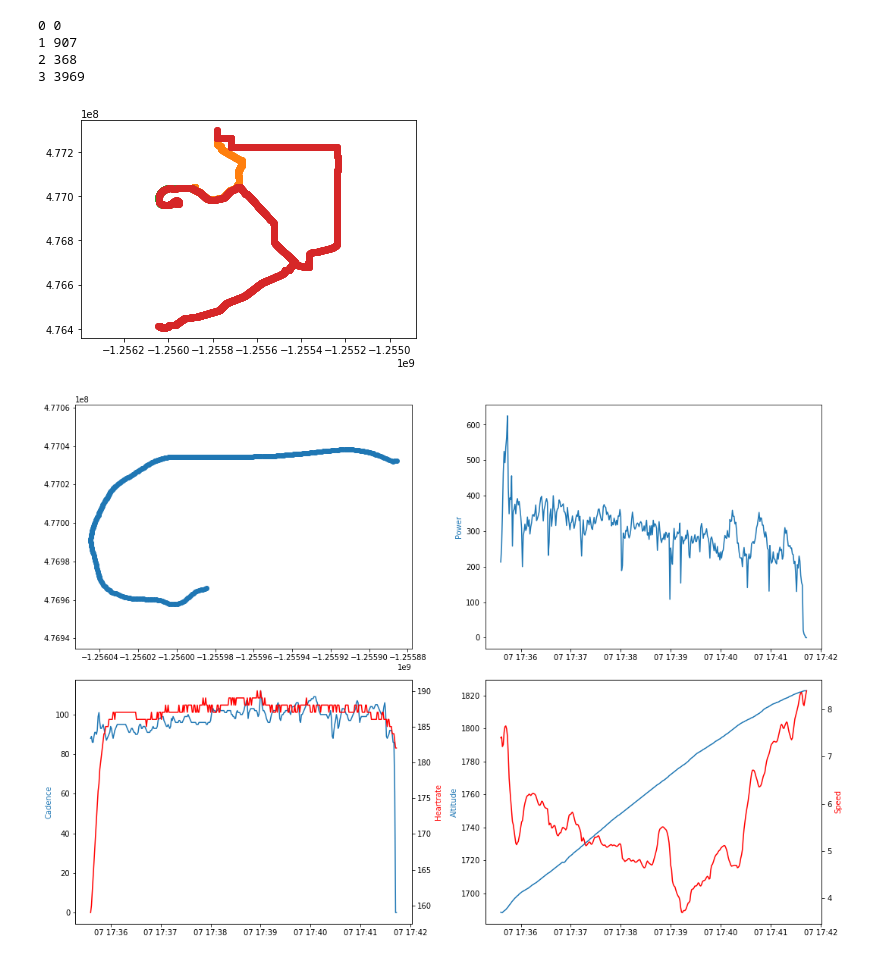
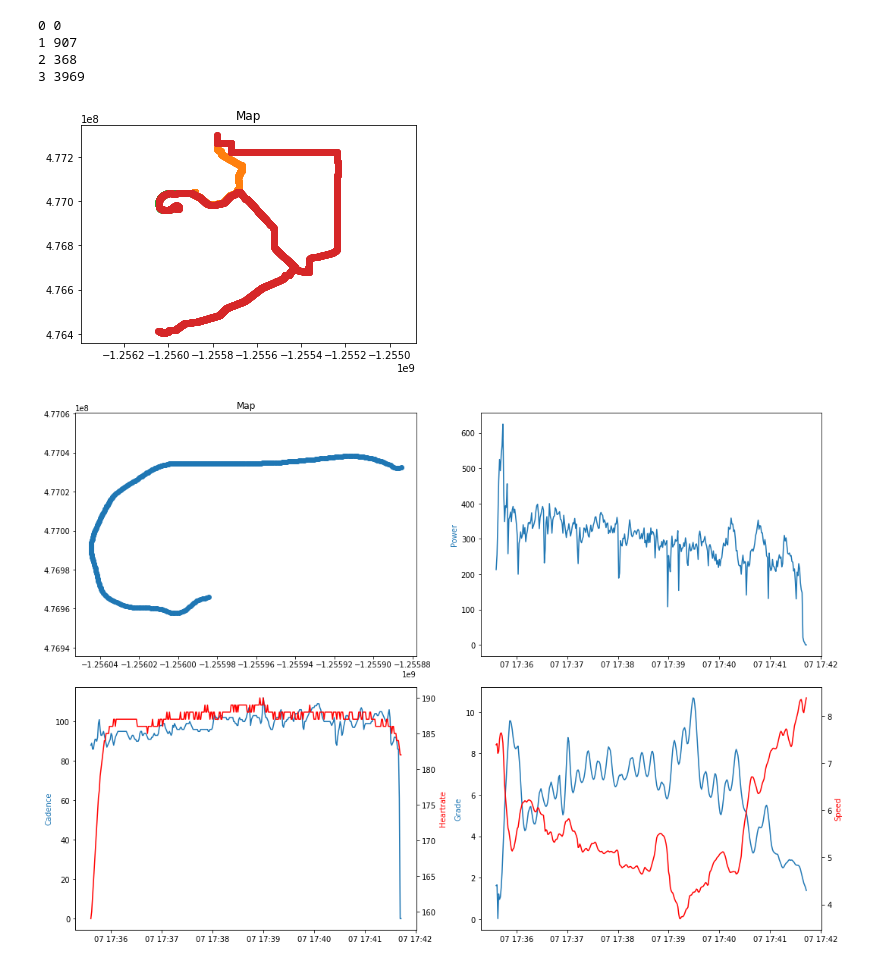
Before and after one commit to royceschultz/Cycling-Power-Calculator, a Jupyter notebook: ParseFIT.ipynb, the cells around one changed output. Drawn from its saved outputs; the diff is of its cells as text; code cells hidden in the pictures.

```diff
--- a/ParseFIT.ipynb
+++ b/ParseFIT.ipynb
@@ -49,6 +49,7 @@ def plotMap(records):
     y = getAxis(records, 'lat')
     plt.scatter(x,y)
     plt.axis('equal')
+    plt.title('Map')
 
 def plotAttr(records, attr, x_axis='timestamp', c='C0'):
     x = getAxis(records, x_axis)
@@ -69,28 +70,28 @@ for x in bins:
 for lap_num in lap_records:
     plotMap(lap_records[lap_num])
 # %% [output]
-[figure, old version]
+[figure, new version]
 # %%
 segment = lap_records[2]
 plt.figure(figsize=(15,15))
 sub_x, sub_y = 3,2
 plt.subplot(sub_x,sub_y,1)
 plotMap(segment)
 
 plt.subplot(sub_x,sub_y,2)
 plotAttr(segment, 'power')
 
 plt.subplot(sub_x,sub_y,3)
 plotAttr(segment, 'cadence')
 plt.twinx()
 plotAttr(segment, 'heartrate', c='r')
 
 
 plt.subplot(sub_x,sub_y,4)
-plotAttr(segment, 'altitude')
+plotAttr(segment, 'grade')
 plt.twinx()
 plotAttr(segment, 'speed', c='r')
 
 plt.tight_layout()
 # %% [output]
-[figure, old version]
+[figure, new version]
```
Also changed, not shown: parts of 10 cells of this notebook.
